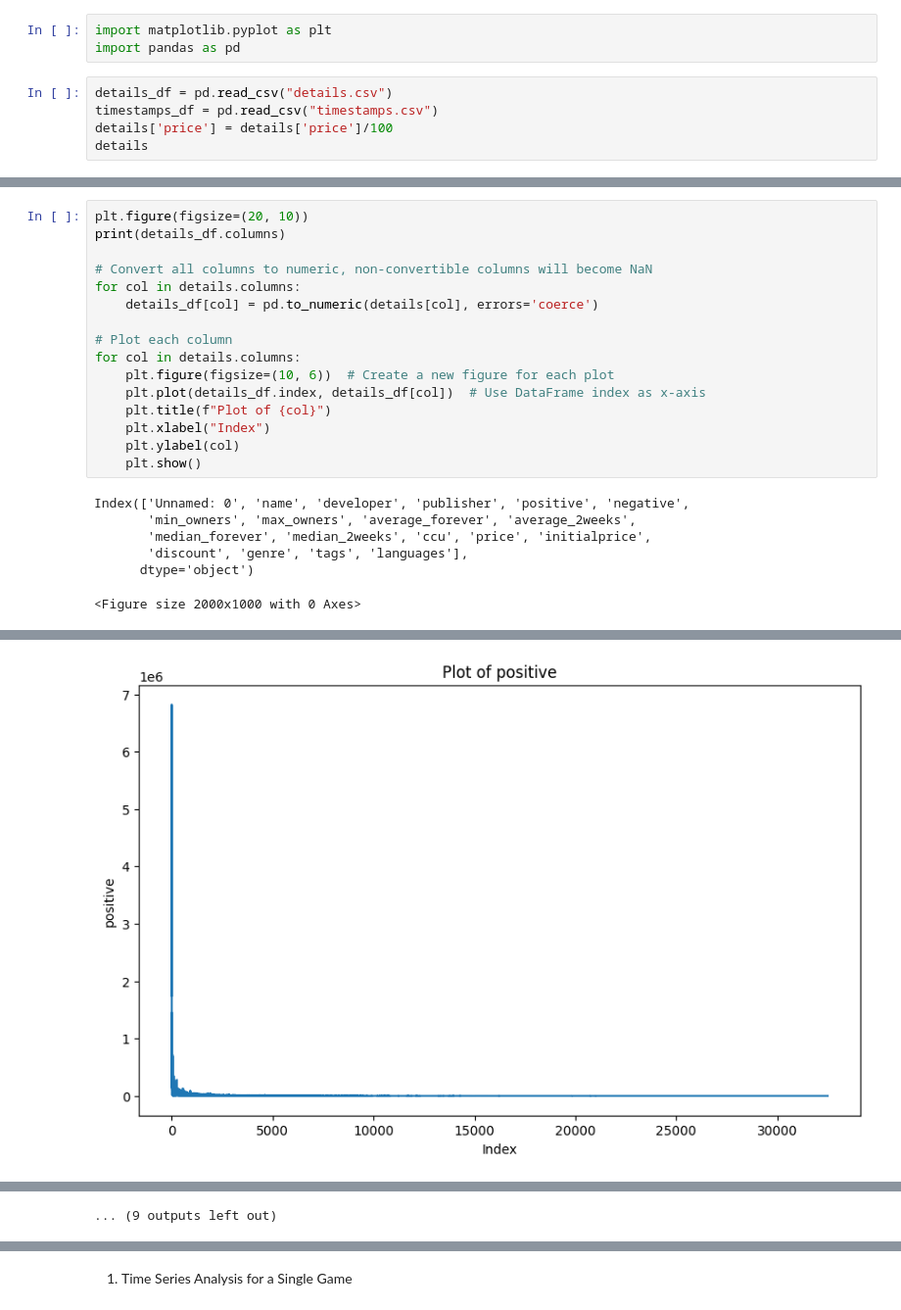
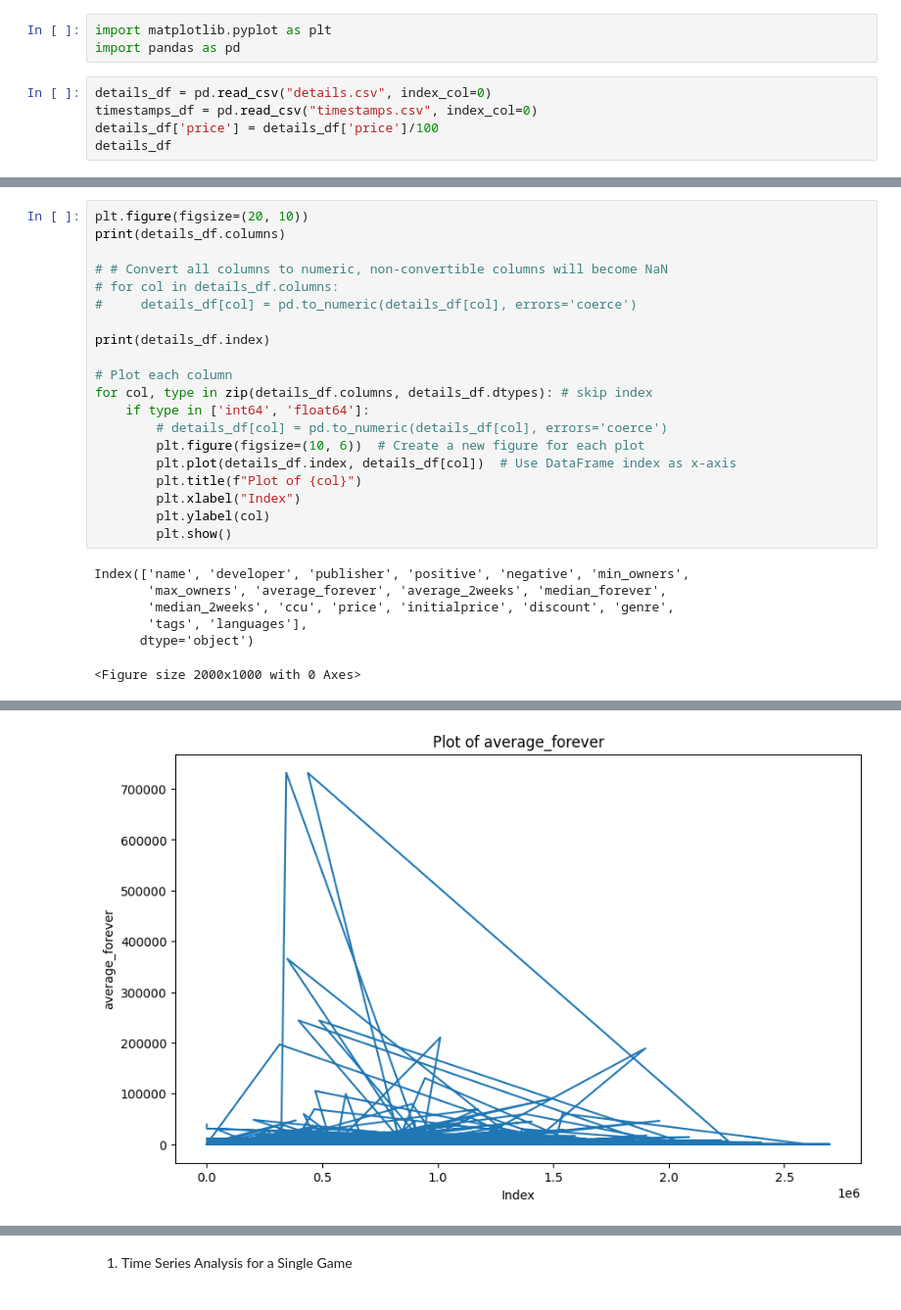
Before and after one commit to Artysuk/Steam-Project, a Jupyter notebook: file.ipynb, the cells around one changed output, grey strips where cells are left out. Shown at 98% size. Cells and saved outputs as stored; diff of their text form.

```diff
--- a/file.ipynb
+++ b/file.ipynb
@@ -2,8 +2,8 @@
 import matplotlib.pyplot as plt
 import pandas as pd
 # %%
-details_df = pd.read_csv("details.csv")
-timestamps_df = pd.read_csv("timestamps.csv")
-details['price'] = details['price']/100
-details
+details_df = pd.read_csv("details.csv", index_col=0)
+timestamps_df = pd.read_csv("timestamps.csv", index_col=0)
+details_df['price'] = details_df['price']/100
+details_df
 # %% [output]
@@ -40,22 +40,26 @@ timestamps_df
 plt.figure(figsize=(20, 10))
 print(details_df.columns)
 
-# Convert all columns to numeric, non-convertible columns will become NaN
-for col in details.columns:
-    details_df[col] = pd.to_numeric(details[col], errors='coerce')
+# # Convert all columns to numeric, non-convertible columns will become NaN
+# for col in details_df.columns:
+#     details_df[col] = pd.to_numeric(details_df[col], errors='coerce')
+
+print(details_df.index)
 
 # Plot each column
-for col in details.columns:
-    plt.figure(figsize=(10, 6))  # Create a new figure for each plot
-    plt.plot(details_df.index, details_df[col])  # Use DataFrame index as x-axis
-    plt.title(f"Plot of {col}")
-    plt.xlabel("Index")
-    plt.ylabel(col)
-    plt.show()
+for col, type in zip(details_df.columns, details_df.dtypes): # skip index
+    if type in ['int64', 'float64']:
+        # details_df[col] = pd.to_numeric(details_df[col], errors='coerce')
+        plt.figure(figsize=(10, 6))  # Create a new figure for each plot
+        plt.plot(details_df.index, details_df[col])  # Use DataFrame index as x-axis
+        plt.title(f"Plot of {col}")
+        plt.xlabel("Index")
+        plt.ylabel(col)
+        plt.show()
 # %% [output]
-Index(['Unnamed: 0', 'name', 'developer', 'publisher', 'positive', 'negative',
-       'min_owners', 'max_owners', 'average_forever', 'average_2weeks',
-       'median_forever', 'median_2weeks', 'ccu', 'price', 'initialprice',
-       'discount', 'genre', 'tags', 'languages'],
+Index(['name', 'developer', 'publisher', 'positive', 'negative', 'min_owners',
+       'max_owners', 'average_forever', 'average_2weeks', 'median_forever',
+       'median_2weeks', 'ccu', 'price', 'initialprice', 'discount', 'genre',
+       'tags', 'languages'],
       dtype='object')
 <Figure size 2000x1000 with 0 Axes>
@@ -66 +70 @@ Index(['Unnamed: 0', 'name', 'developer', 'publisher', 'positive', 'negative',
-[figure, old version]
+[figure, new version]
@@ -72 +75,0 @@ Index(['Unnamed: 0', 'name', 'developer', 'publisher', 'positive', 'negative',
-... (9 outputs left out)
```
Also changed, not shown: parts of 5 cells of this notebook.
